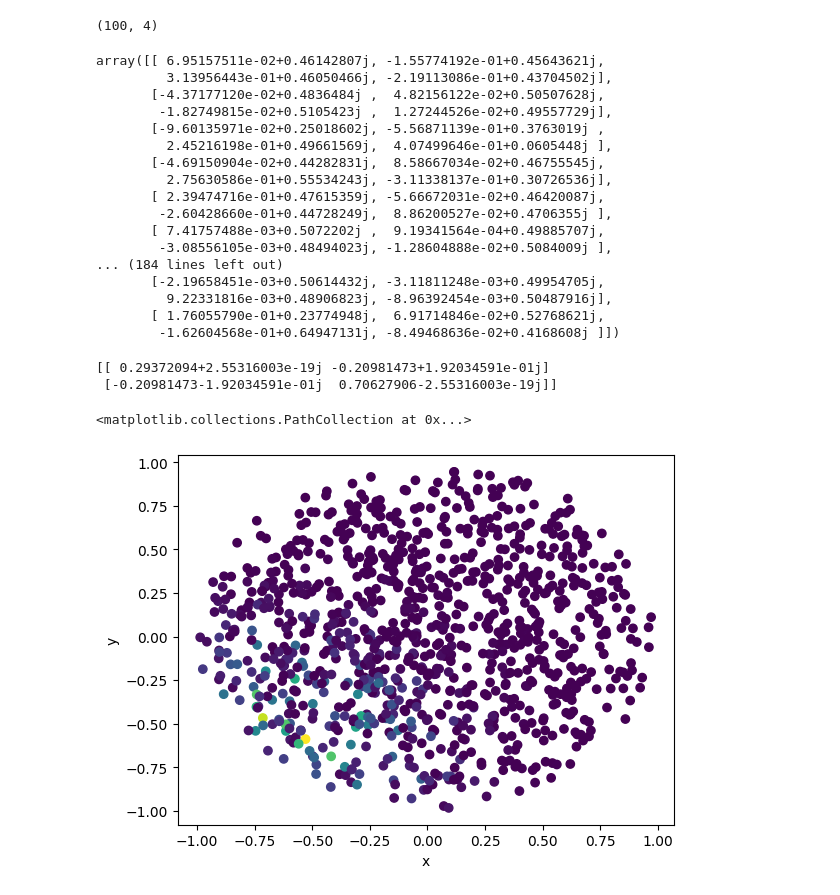
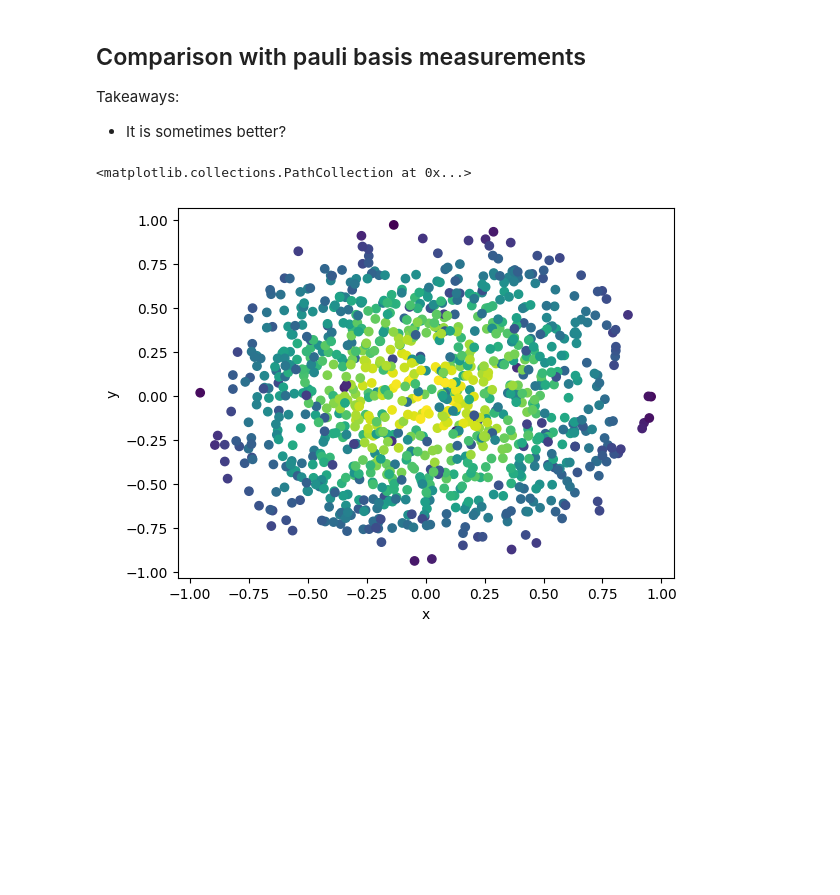
Before and after one commit to JackieLee23/adaptive_qst, a Jupyter notebook: notebooks/max_info_mixed_states.ipynb, the cells around one changed output. Cells and saved outputs as stored; diff of their text form; code cells hidden in the pictures; blank space fills up the shorter version.

```diff
--- a/notebooks/max_info_mixed_states.ipynb
+++ b/notebooks/max_info_mixed_states.ipynb
@@ -35,6 +17,0 @@ array([[[ 0.2797697 -8.17350476e-18j,  0.06854443-7.69284267e-02j],
-# %%
-pured = posterior.get_purified_states(posterior.particle_states)
-
-pured.shape
-# %% [output]
-(100, 4)
@@ -47,45 +18,24 @@ posterior.resample()
-# %%
-posterior.purified_states
-# %% [output]
-array([[ 6.95157511e-02+0.46142807j, -1.55774192e-01+0.45643621j,
-         3.13956443e-01+0.46050466j, -2.19113086e-01+0.43704502j],
-       [-4.37177120e-02+0.4836484j ,  4.82156122e-02+0.50507628j,
-        -1.82749815e-02+0.5105423j ,  1.27244526e-02+0.49557729j],
-       [-9.60135971e-02+0.25018602j, -5.56871139e-01+0.3763019j ,
-         2.45216198e-01+0.49661569j,  4.07499646e-01+0.0605448j ],
-       [-4.69150904e-02+0.44282831j,  8.58667034e-02+0.46755545j,
-         2.75630586e-01+0.55534243j, -3.11338137e-01+0.30726536j],
-       [ 2.39474716e-01+0.47615359j, -5.66672031e-02+0.46420087j,
-        -2.60428660e-01+0.44728249j,  8.86200527e-02+0.4706355j ],
-       [ 7.41757488e-03+0.5072202j ,  9.19341564e-04+0.49885707j,
-        -3.08556105e-03+0.48494023j, -1.28604888e-02+0.5084009j ],
-... (184 lines left out)
-       [-2.19658451e-03+0.50614432j, -3.11811248e-03+0.49954705j,
-         9.22331816e-03+0.48906823j, -8.96392454e-03+0.50487916j],
-       [ 1.76055790e-01+0.23774948j,  6.91714846e-02+0.52768621j,
-        -1.62604568e-01+0.64947131j, -8.49468636e-02+0.4168608j ]])
+# %% [markdown]
+## Comparison with pauli basis measurements
+
+Takeaways:
+- It is sometimes better?
 # %%
-#max_info.MaxInfoQST
+posterior = Posterior(1000)
+fig, ax = plt.subplots()
 
-posterior = Posterior(n_particles = 1000)
-
-posterior.update([0, 0], 1)
+posterior.update([0, 0], 0)
 posterior.update([0, 0], 1)
 
-posterior.update([pi/2, 0], 1)
+posterior.update([pi/2, 0], 0)
 posterior.update([pi/2, 0], 1)
 
-posterior.update([pi/2, pi/2], 1)
+posterior.update([pi/2, pi/2], 0)
 posterior.update([pi/2, pi/2], 1)
 
-
-print(posterior.get_best_guess())
-
-fig, ax = plt.subplots()
+posterior.resample()
 
 PlotOneQubit.plot_posterior(posterior, 'xy', ax)
 # %% [output]
-[[ 0.29372094+2.55316003e-19j -0.20981473+1.92034591e-01j]
- [-0.20981473-1.92034591e-01j  0.70627906-2.55316003e-19j]]
+<matplotlib.collections.PathCollection at 0x...>
-<matplotlib.collections.PathCollection at 0x...>
-[figure, old version]
+[figure, new version]
```
Also changed, not shown: parts of 19 cells of this notebook, 18 other files.
